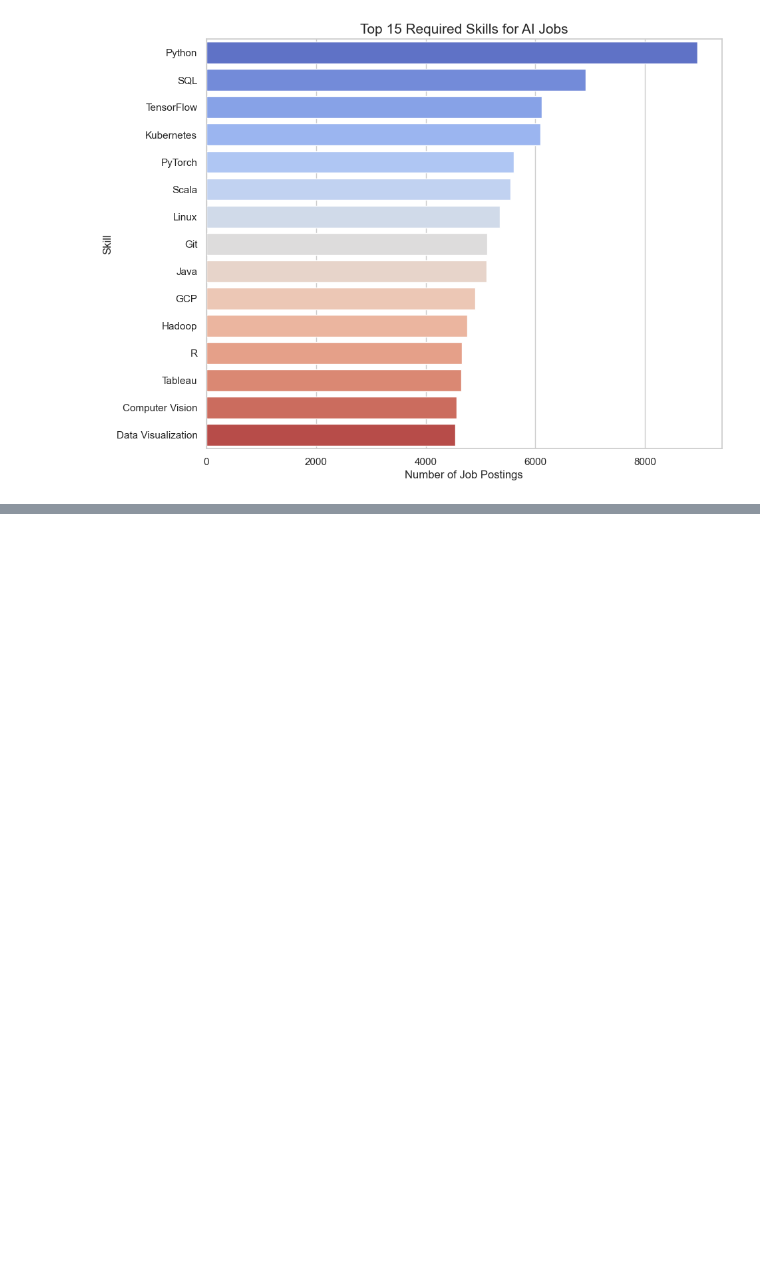
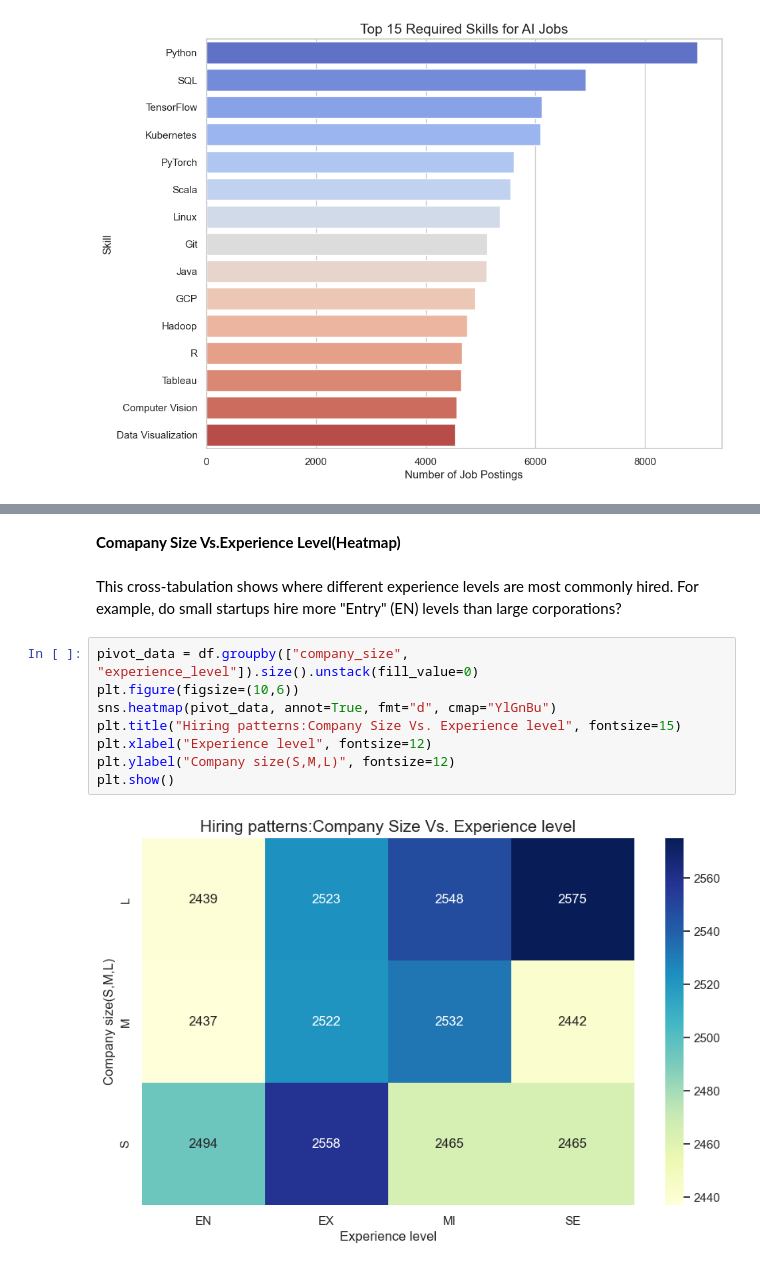
Before and after one commit to Atieng/Global-AI-Job-Market-Intelligence-Report, a Jupyter notebook: index.ipynb, the cells around one changed output, grey strips where cells are left out. Saved outputs shown, nothing was run; the diff lists cells and outputs as text; blank space fills up the shorter version.

```diff
--- a/index.ipynb
+++ b/index.ipynb
@@ -354,0 +372,14 @@ Passing `palette` without assigning `hue` is deprecated and will be removed in v
+# %% [markdown]
+**Comapany Size Vs.Experience Level(Heatmap)**
+# %% [markdown]
+This cross-tabulation shows where different experience levels are most commonly hired. For example, do small startups hire more "Entry" (EN) levels than large corporations?
+# %%
+pivot_data = df.groupby(["company_size", "experience_level"]).size().unstack(fill_value=0)
+plt.figure(figsize=(10,6))
+sns.heatmap(pivot_data, annot=True, fmt="d", cmap="YlGnBu")
+plt.title("Hiring patterns:Company Size Vs. Experience level", fontsize=15)
+plt.xlabel("Experience level", fontsize=12)
+plt.ylabel("Company size(S,M,L)", fontsize=12)
+plt.show()
+# %% [output]
+[figure, added]
```
Also changed, not shown: parts of 6 cells of this notebook.
